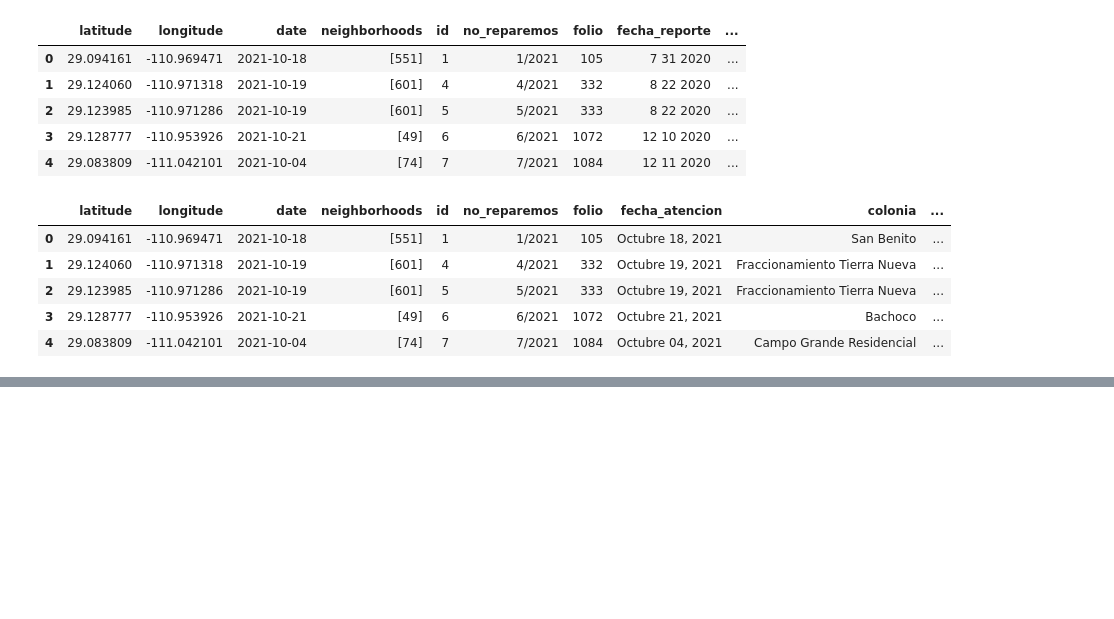
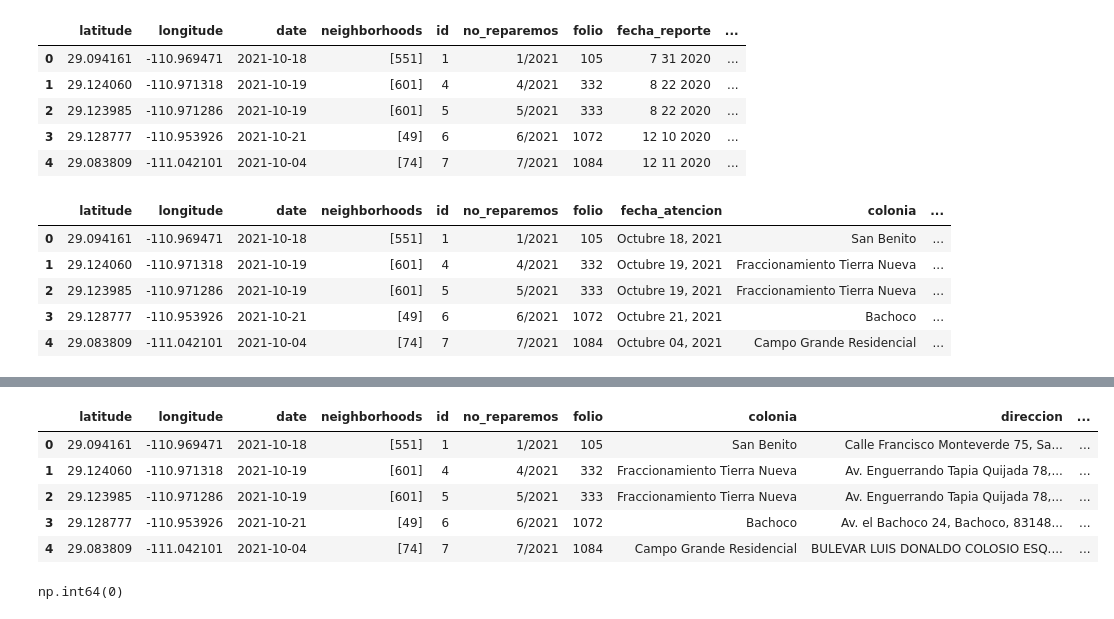
Before and after one commit to Ingenieria-de-Caracteristicas-MCD/Relacion_Baches_Accidentes_HMO, a Jupyter notebook: notebooks/experimentos/preprocesamiento_bachometro.ipynb, the cells around one changed output, grey strips where cells are left out. Drawn from its saved outputs; the diff is of its cells as text; code cells hidden in the pictures; blank space fills up the shorter version.

```diff
--- a/notebooks/experimentos/preprocesamiento_bachometro.ipynb
+++ b/notebooks/experimentos/preprocesamiento_bachometro.ipynb
@@ -120,0 +116,17 @@ df
+# %%
+#Separando fecha_atencion en month, day y year
+df[['month', 'day', 'year']] = df['fecha_atencion'].str.split(' ', expand=True)
+#droppeando fecha_atencion
+df = df.drop(columns=['fecha_atencion'])
+#pasando a datetime
+df['fecha_atencion'] = pd.to_datetime(df[['day', 'month', 'year']])
+#droppeando columnas day, month y year
+df = df.drop(columns=['day', 'month', 'year'])
+df.head()
+# %% [output]
+|  | latitude | longitude | date | neighborhoods | id | no_reparemos | folio | colonia | direccion | ... |
+| 0 | 29.094161 | -110.969471 | 2021-10-18 | [551] | 1 | 1/2021 | 105 | San Benito | Calle Francisco Monteverde 75, Sa... | ... |
+| 1 | 29.124060 | -110.971318 | 2021-10-19 | [601] | 4 | 4/2021 | 332 | Fraccionamiento Tierra Nueva | Av. Enguerrando Tapia Quijada 78,... | ... |
+| 2 | 29.123985 | -110.971286 | 2021-10-19 | [601] | 5 | 5/2021 | 333 | Fraccionamiento Tierra Nueva | Av. Enguerrando Tapia Quijada 78,... | ... |
+| 3 | 29.128777 | -110.953926 | 2021-10-21 | [49] | 6 | 6/2021 | 1072 | Bachoco | Av. el Bachoco 24, Bachoco, 83148... | ... |
+| 4 | 29.083809 | -111.042101 | 2021-10-04 | [74] | 7 | 7/2021 | 1084 | Campo Grande Residencial | BULEVAR LUIS DONALDO COLOSIO ESQ.... | ... |
@@ -120,0 +138,5 @@ df
+# %%
+#Buscando valores repetidos en id
+df['id'].duplicated().sum()
+# %% [output]
+np.int64(0)
```
Also changed, not shown: parts of 8 cells of this notebook.
